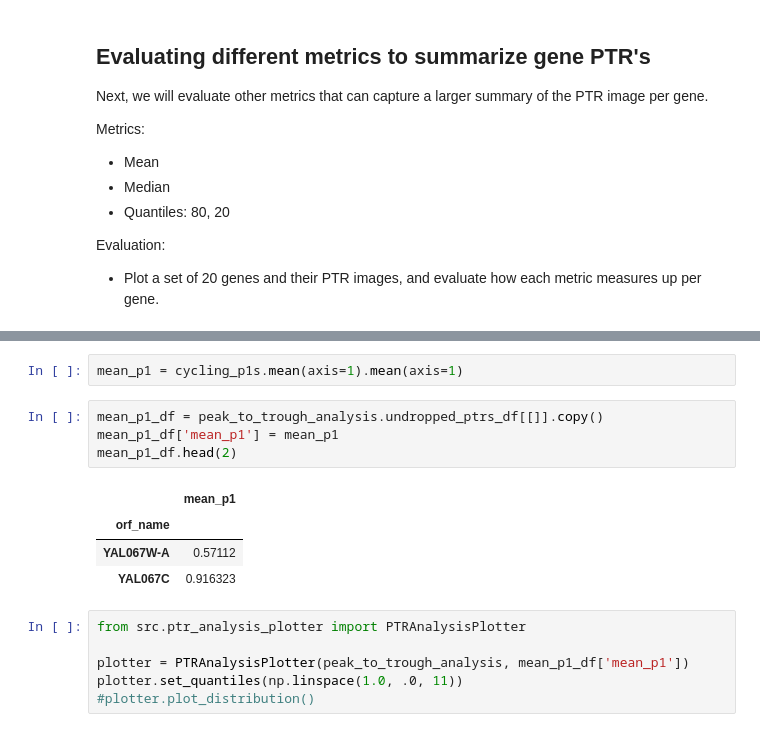
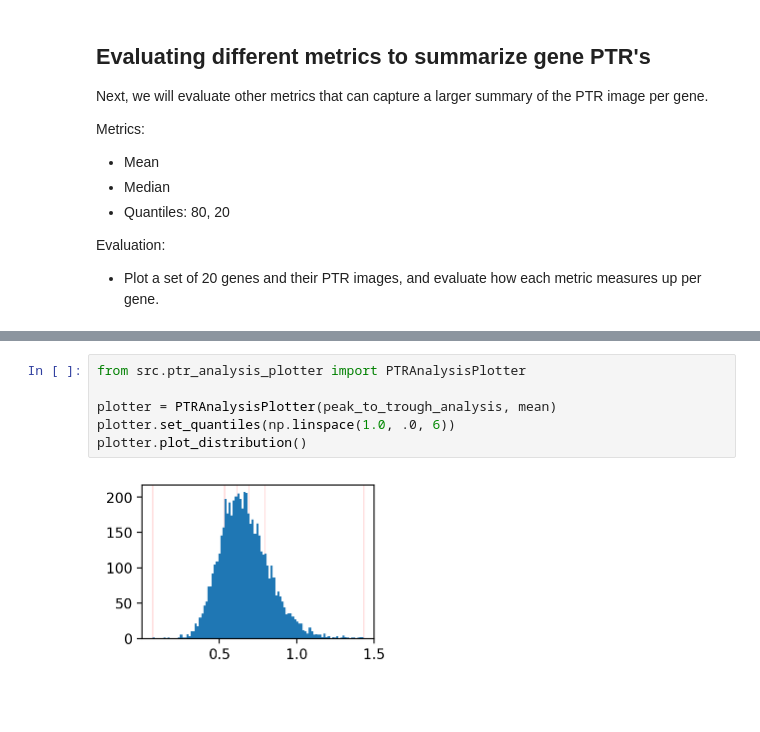
Before and after one commit to HarteminkLab/cell-cycle-deconv, a Jupyter notebook: 06_Chromatin_PTR_Analysis.ipynb, the cells around one changed output, grey strips where cells are left out. Saved outputs shown, nothing was run; the diff lists cells and outputs as text; blank space fills up the shorter version.

```diff
--- a/06_Chromatin_PTR_Analysis.ipynb
+++ b/06_Chromatin_PTR_Analysis.ipynb
@@ -92,17 +60,8 @@ cycling_p1s.shape
-# %%
-mean_p1 = cycling_p1s.mean(axis=1).mean(axis=1)
-# %%
-mean_p1_df = peak_to_trough_analysis.undropped_ptrs_df[[]].copy()
-mean_p1_df['mean_p1'] = mean_p1
-mean_p1_df.head(2)
-# %% [output]
-|  | mean_p1 |
-| orf_name |  |
-| YAL067W-A | 0.57112 |
-| YAL067C | 0.916323 |
 # %%
 from src.ptr_analysis_plotter import PTRAnalysisPlotter
 
-plotter = PTRAnalysisPlotter(peak_to_trough_analysis, mean_p1_df['mean_p1'])
-plotter.set_quantiles(np.linspace(1.0, .0, 11))
-#plotter.plot_distribution()
+plotter = PTRAnalysisPlotter(peak_to_trough_analysis, mean)
+plotter.set_quantiles(np.linspace(1.0, .0, 6))
+plotter.plot_distribution()
+# %% [output]
+[figure, added]
```
Also changed, not shown: parts of 16 cells of this notebook, 4 other files.
